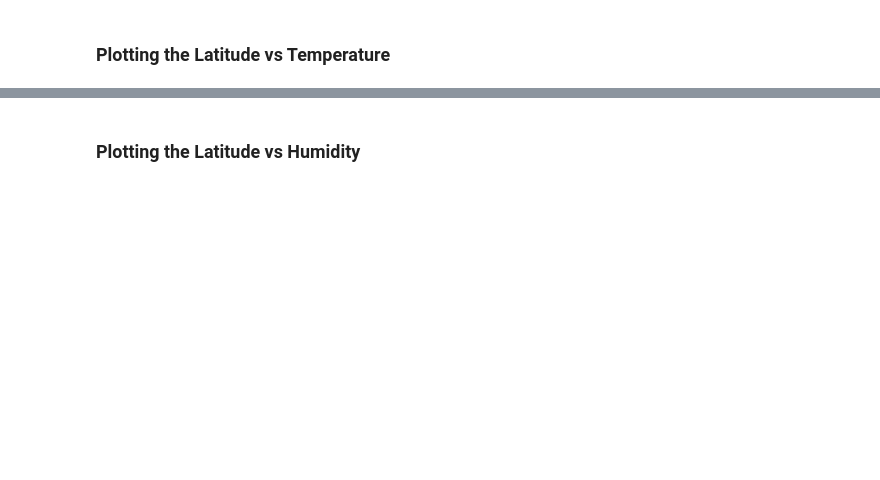
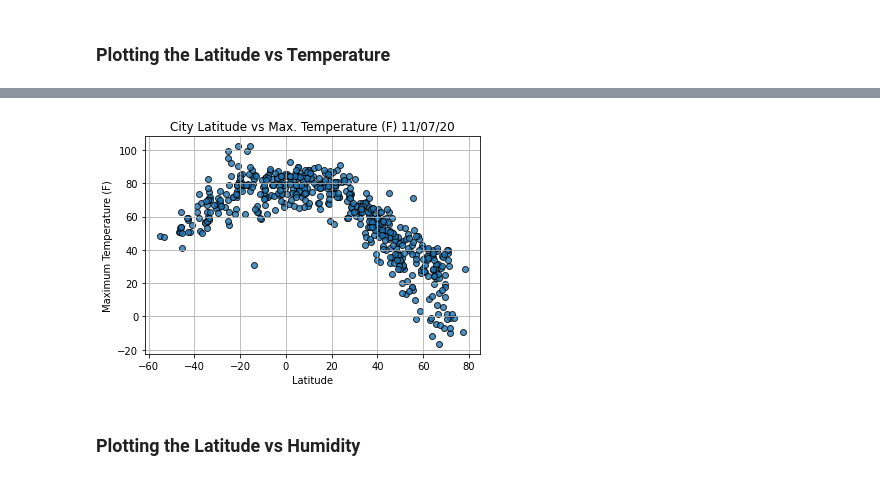
Before and after one commit to mannyinwang/World_Weather-Analysis, a Jupyter notebook: WeatherPy.ipynb, the cells around one changed output, grey strips where cells are left out. Drawn from its saved outputs; the diff is of its cells as text; code cells hidden in the pictures; blank space fills up the shorter version.

```diff
--- a/WeatherPy.ipynb
+++ b/WeatherPy.ipynb
@@ -133,7 +163,7 @@ for i, city in enumerate(cities):
             'Longitude': city_lng,
             'Humidity': city_humidity,
             'Cloudiness': city_clouds,
-            'Humidity': city_max_temp,
+            'Max Temperature': city_max_temp,
             'Winds': city_wind,
             'Country': city_country,
             'Date': city_date
@@ -154,7 +219,7 @@ city_data_df.head()
 # %%
 # Re-order the columns
 new_order = ['City', 'Country', 'Date', 'Latitude', 'Longitude',
-             'Humidity', 'Humidity', 'Cloudiness','Winds']
+             'Max Temperature', 'Humidity', 'Cloudiness','Winds']
 # %%
 city_data_df = city_data_df[new_order]
 city_data_df
@@ -170,7 +249,7 @@ city_data_df.to_csv(output_file,index_label='City_ID')
 # Getting Data for plotting
 lat = city_data_df['Latitude']
 lng = city_data_df['Longitude']
-max_temp = city_data_df['Humidity']
+max_temp = city_data_df['Max Temperature']
 humidity = city_data_df['Humidity']
 cloudiness = city_data_df['Cloudiness']
 wind_speed = city_data_df['Winds']
@@ -183,18 +264,20 @@ today
 # %%
 # Building the scatter plot
 plt.title(f'City Latitude vs Max. Temperature (F) {time.strftime("%x")}')
 plt.scatter(lat, max_temp,
             edgecolors='black', alpha=0.8, marker='o',
             linewidths=1, label='Cities')
 plt.xlabel('Latitude')
-plt.ylabel('Humidity (F)')
+plt.ylabel('Maximum Temperature (F)')
 plt.grid(True)
 
 # Save the figure
 plt.savefig('weather_data/Fig1.png')
 
 # Show plot
 plt.show()
+# %% [output]
+[figure, added]
 # %% [markdown]
 ### Plotting the Latitude vs Humidity
 # %%
```
Also changed, not shown: parts of 33 cells of this notebook, 7 other files.
